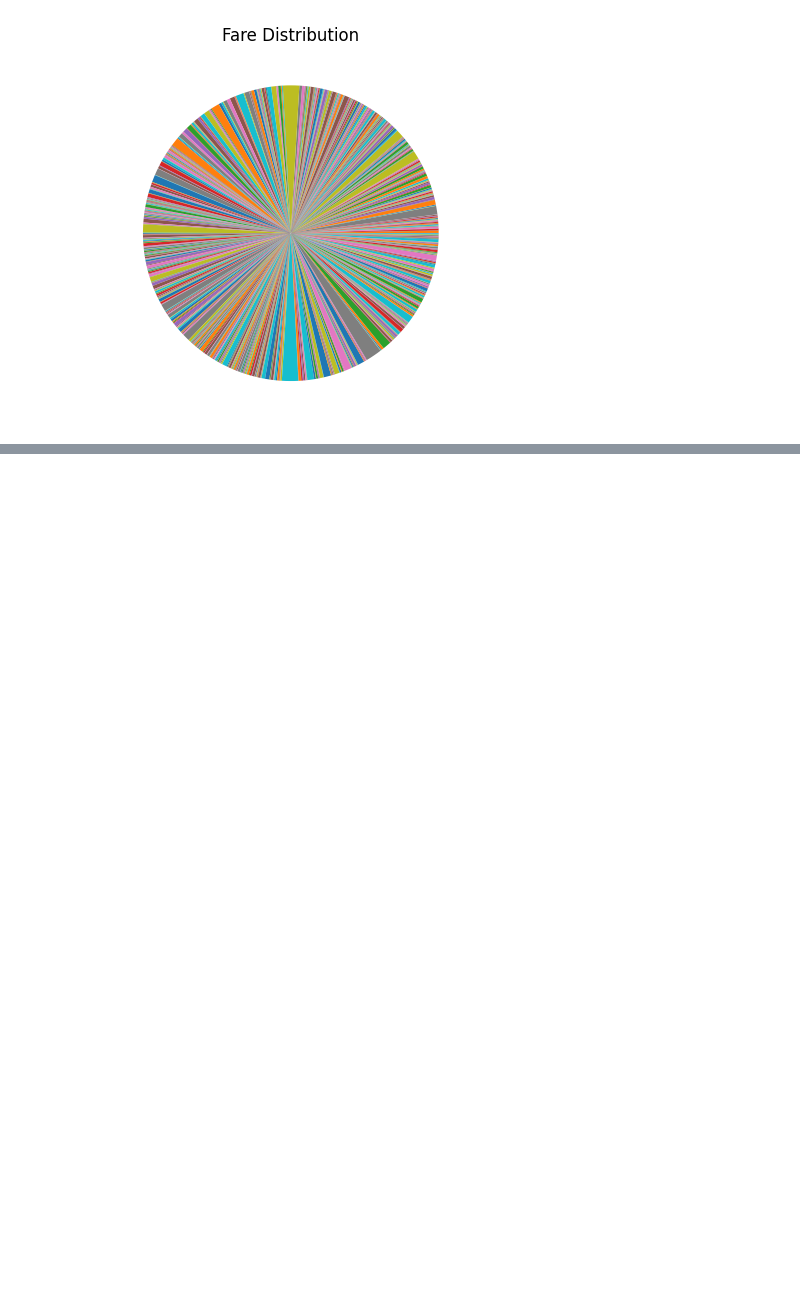
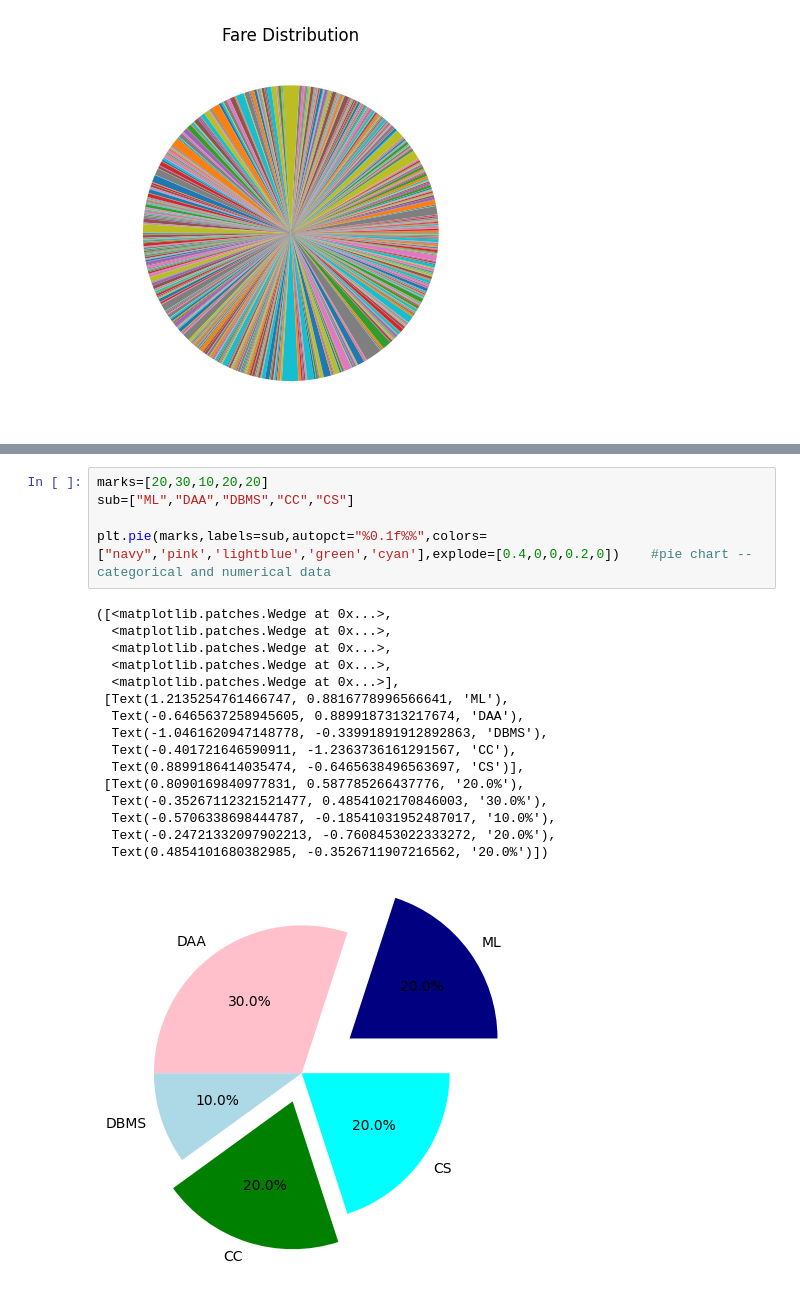
Before and after one commit to priyanka09-stack/Intro-To-ML, a Jupyter notebook: ML/Matplotlib/matplotlib.ipynb, the cells around one changed output, grey strips where cells are left out. Drawn from its saved outputs; the diff is of its cells as text; blank space fills up the shorter version.

```diff
--- a/ML/Matplotlib/matplotlib.ipynb
+++ b/ML/Matplotlib/matplotlib.ipynb
@@ -92,0 +105,22 @@ plt.show()
+# %%
+marks=[20,30,10,20,20]
+sub=["ML","DAA","DBMS","CC","CS"]
+
+plt.pie(marks,labels=sub,autopct="%0.1f%%",colors=["navy",'pink','lightblue','green','cyan'],explode=[0.4,0,0,0.2,0])    #pie chart -- categorical and numerical data
+# %% [output]
+([<matplotlib.patches.Wedge at 0x...>,
+  <matplotlib.patches.Wedge at 0x...>,
+  <matplotlib.patches.Wedge at 0x...>,
+  <matplotlib.patches.Wedge at 0x...>,
+  <matplotlib.patches.Wedge at 0x...>],
+ [Text(1.2135254761466747, 0.8816778996566641, 'ML'),
+  Text(-0.6465637258945605, 0.8899187313217674, 'DAA'),
+  Text(-1.0461620947148778, -0.33991891912892863, 'DBMS'),
+  Text(-0.401721646590911, -1.2363736161291567, 'CC'),
+  Text(0.8899186414035474, -0.6465638496563697, 'CS')],
+ [Text(0.8090169840977831, 0.587785266437776, '20.0%'),
+  Text(-0.35267112321521477, 0.4854102170846003, '30.0%'),
+  Text(-0.5706338698444787, -0.18541031952487017, '10.0%'),
+  Text(-0.24721332097902213, -0.7608453022333272, '20.0%'),
+  Text(0.4854101680382985, -0.3526711907216562, '20.0%')])
+[figure, added]
```
Also changed, not shown: parts of 3 cells of this notebook.
